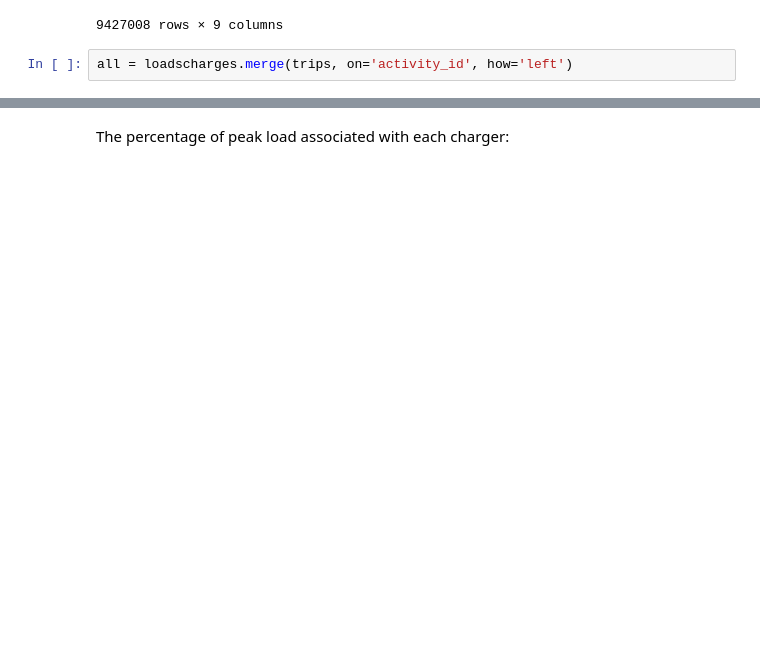
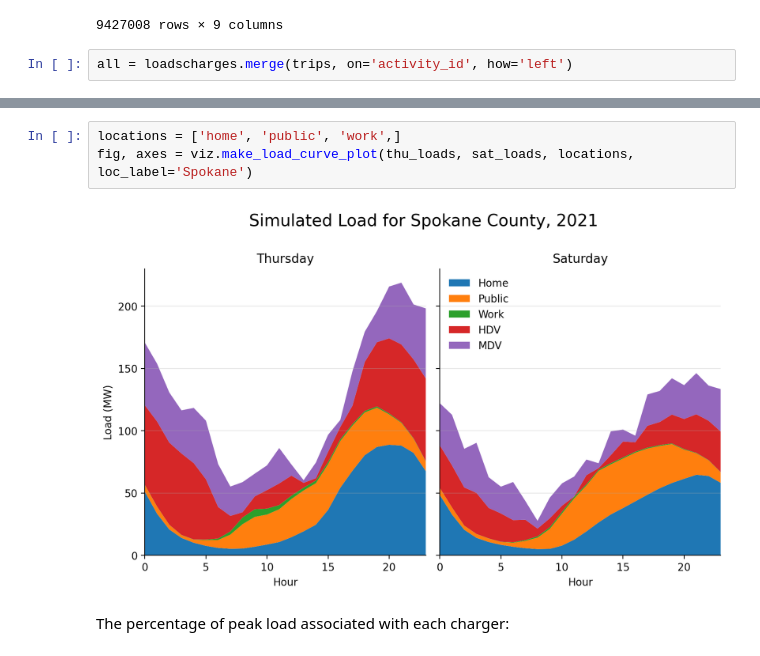
Before and after one commit to rmi-mobility-data-science/replicaEVSE, a Jupyter notebook: notebooks/5_load_curve_viz.ipynb, the cells around one changed output, grey strips where cells are left out. Drawn from its saved outputs; the diff is of its cells as text; blank space fills up the shorter version.

```diff
--- a/notebooks/5_load_curve_viz.ipynb
+++ b/notebooks/5_load_curve_viz.ipynb
@@ -161,3 +231,8 @@ fig, axes = plot_simulated_load(df_sub, 'simulated_load_LDV_spokane_2022.png')
+# %%
+locations = ['home', 'public', 'work',]
+fig, axes = viz.make_load_curve_plot(thu_loads, sat_loads, locations, loc_label='Spokane')
+# %% [output]
+[figure, added]
 # %% [markdown]
 The percentage of peak load associated with each charger:
 # %%
```
Also changed, not shown: parts of 36 cells of this notebook.
